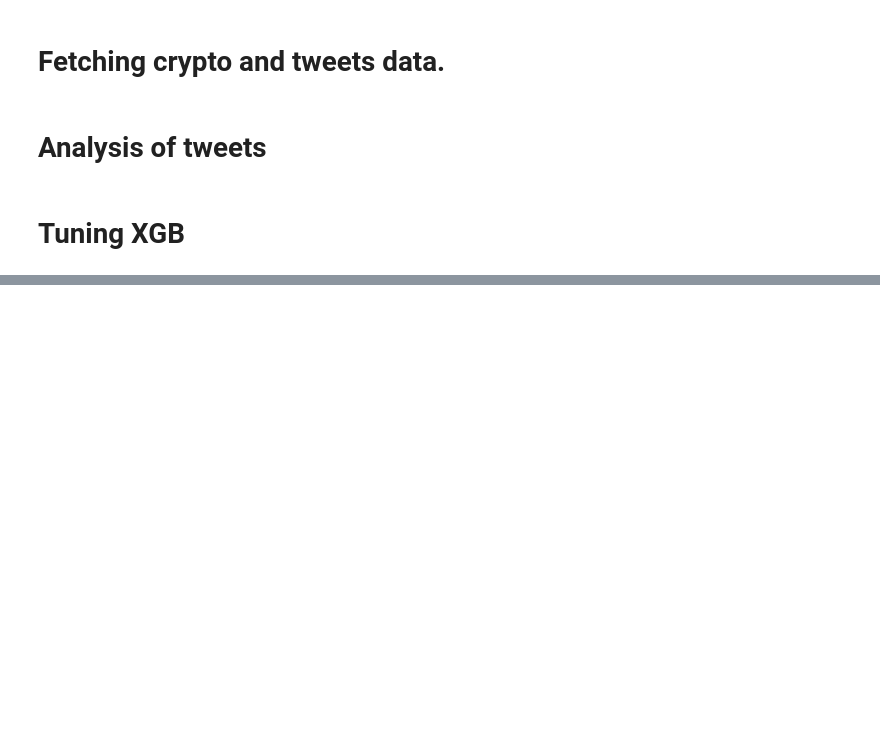
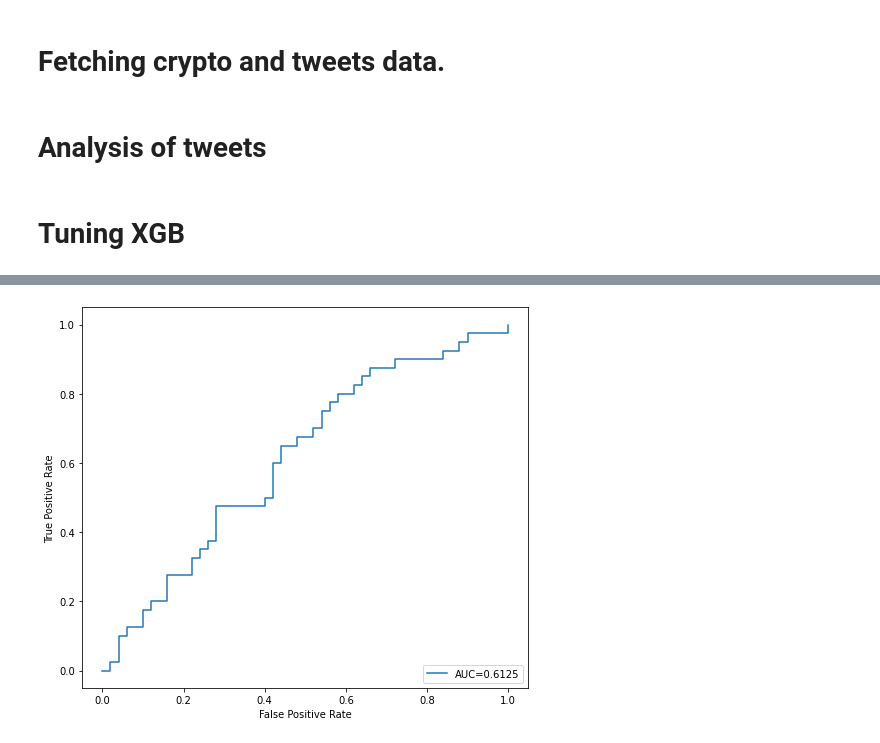
Before and after one commit to Mierva/ElonsCryptoEffect, a Jupyter notebook: main.ipynb, the cells around one changed output, grey strips where cells are left out. Drawn from its saved outputs; the diff is of its cells as text; code cells hidden in the pictures; blank space fills up the shorter version.

```diff
--- a/main.ipynb
+++ b/main.ipynb
@@ -452,3 +513,28 @@ plt.legend()
+# %%
+from sklearn.metrics import roc_auc_score, roc_curve
+
+
+X_test, y_test = data[best_model.feature_names_in_].iloc[-90:], data['target'].iloc[-90:]
+y_pred_proba = best_model.predict_proba(X_test)[::,1]
+fpr, tpr, _ = roc_curve(y_test,  y_pred_proba)
+auc = roc_auc_score(y_test, y_pred_proba)
+
+
+def plot_roc_curve(true_y, y_prob):
+    """
+    plots the roc curve based of the probabilities
+    """
+
+    fpr, tpr, thresholds = roc_curve(true_y, y_prob)
+    plt.figure(figsize=(8,7))
+    plt.plot(fpr, tpr, label=f'AUC={auc}')
+    plt.xlabel('False Positive Rate')
+    plt.ylabel('True Positive Rate')
+    plt.legend(loc=4)
+
+plot_roc_curve(y_test, y_pred_proba)
+# %% [output]
+[figure, added]
 # %%
 #TODO: make tracker for features that were dropped due to high sparsity in case of leaving threshold of 50% sparsity
 # for future model upgrading and adding new features.
```
Also changed, not shown: parts of 51 cells of this notebook, 6 other files.
